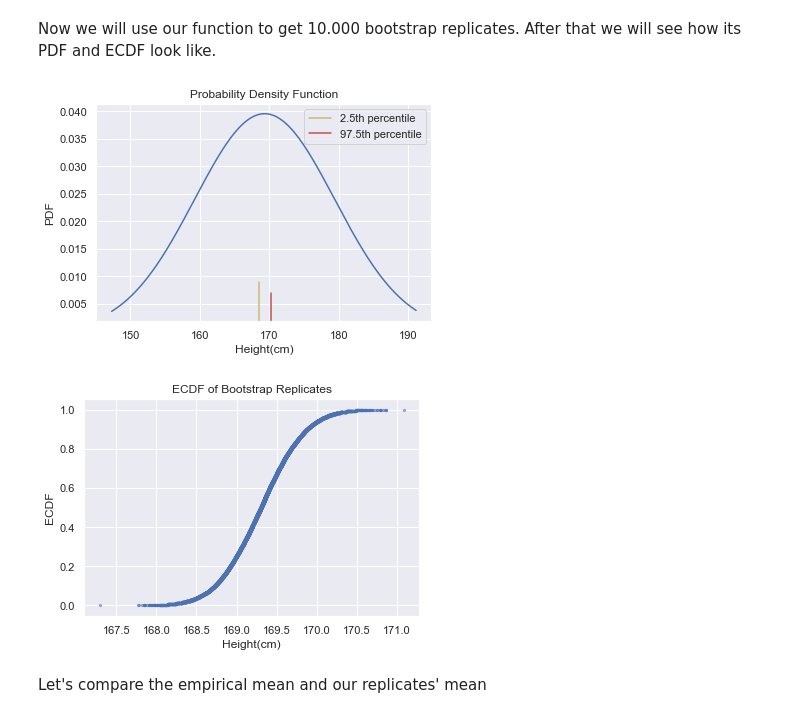
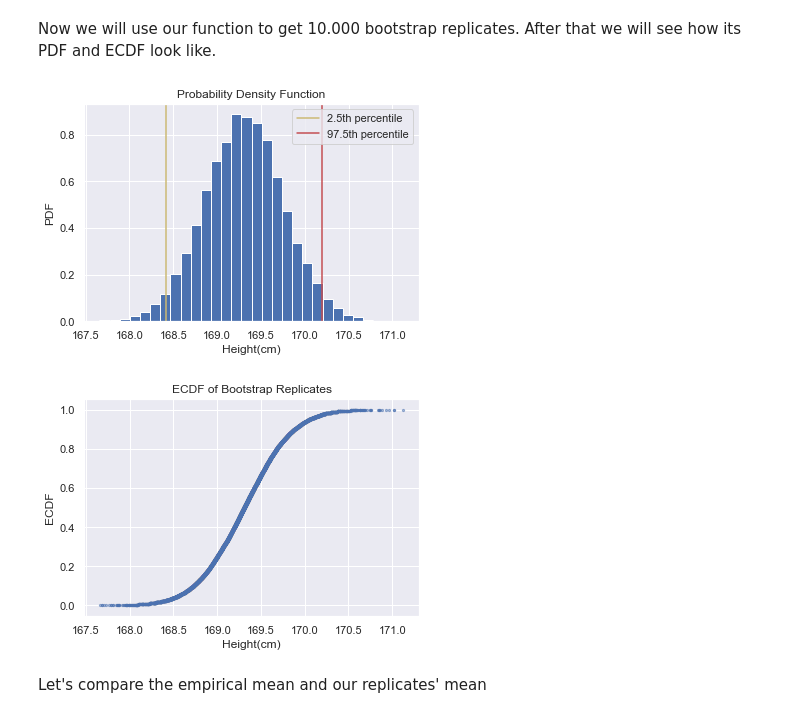
Before and after one commit to Bhasfe/statistics, a Jupyter notebook: bootstrapping/Confidence Interval with bootstrapping.ipynb, the cells around one changed output. Drawn from its saved outputs; the diff is of its cells as text; code cells hidden in the pictures.

```diff
--- a/bootstrapping/Confidence Interval with bootstrapping.ipynb
+++ b/bootstrapping/Confidence Interval with bootstrapping.ipynb
@@ -230,20 +230,27 @@ Now we will use our function to get 10.000 bootstrap replicates. After that we w
 # %%
 # Draw 10000 bootstrap replicates
 bs_replicates_heights = draw_bs_replicates(heights,np.mean,15000)
 
 # Plot probability density function
-https://gist.github.com/Bhasfe/eef42e8425122794b85cdd64ebe43a1a
+plt.hist(bs_replicates_heights,bins=30,density=True)
+plt.axvline(x=np.percentile(bs_replicates_heights,[2.5]), ymin=0, ymax=1,label='2.5th percentile',c='y')
+plt.axvline(x=np.percentile(bs_replicates_heights,[97.5]), ymin=0, ymax=1,label='97.5th percentile',c='r')
+plt.xlabel("Height(cm)")
+plt.ylabel("PDF")
+plt.title("Probability Density Function")
+plt.legend()
+plt.show()
 
 # Plot the ECDF of replicates
 xsbs_ecdf, ysbs_ecdf = get_ecdf(bs_replicates_heights)
 plt.scatter(xsbs_ecdf, ysbs_ecdf,s=5,c='b',alpha=0.5)
 plt.xlabel("Height(cm)")
 plt.ylabel("ECDF")
 plt.title("ECDF of Bootstrap Replicates")
 plt.show()
 # %% [output]
-[figure, old version]
+[figure, new version]
-[figure, old version]
+[figure, new version]
 # %% [markdown]
 Let's compare the empirical mean and our replicates' mean
 # %%
```
